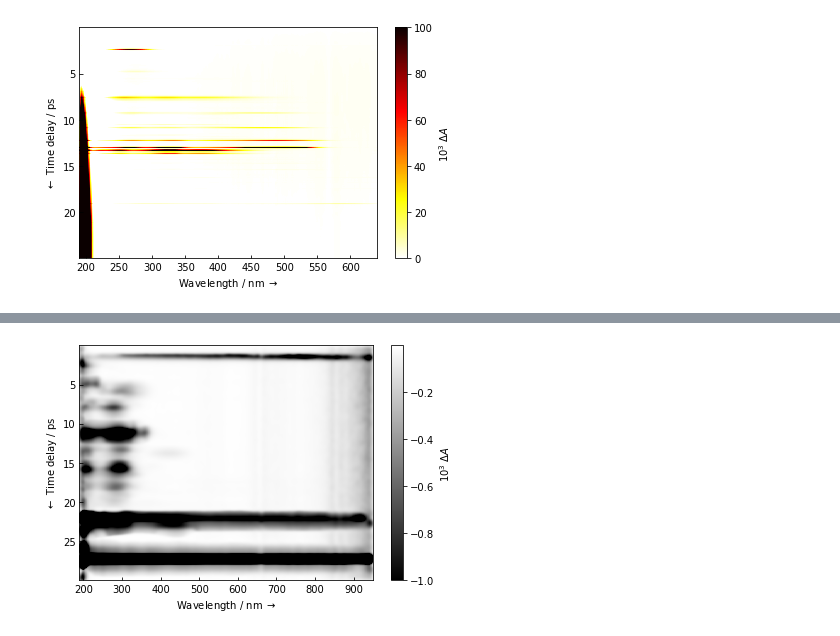
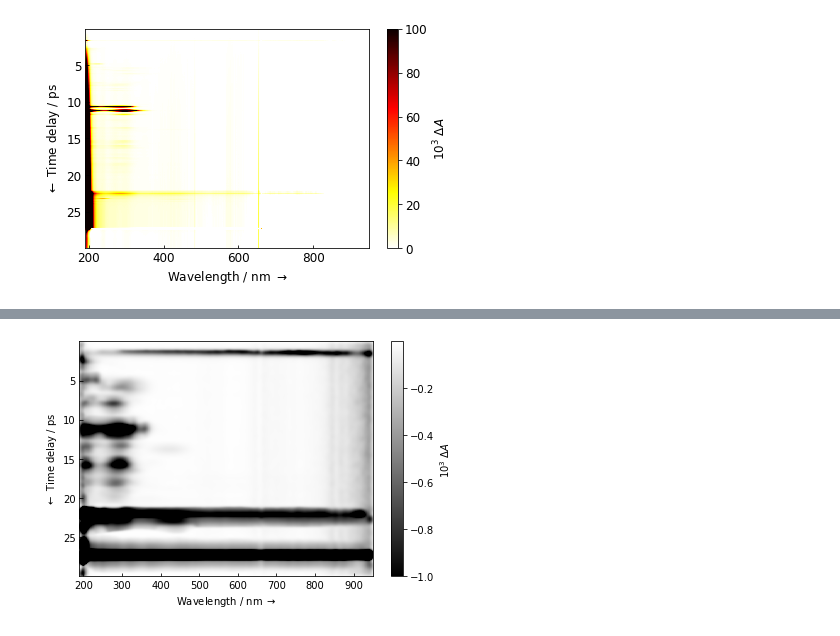
Before and after one commit to dmadea/Jupyter-Tutorials, a Jupyter notebook: Baseline correction/bcorr_dct.ipynb, the cells around one changed output, grey strips where cells are left out. Cells and saved outputs as stored; diff of their text form; code cells hidden in the pictures.

```diff
--- a/Baseline correction/bcorr_dct.ipynb
+++ b/Baseline correction/bcorr_dct.ipynb
@@ -269,9 +277,9 @@ def spectra_model(x):
 x_vals = np.arange(1, 1001)
 spectra_sim = spectra_model(x_vals)
 # %%
-# mat, times, wls = load_matrix('UV_DMbr061, after extraction.csv')
-mat, times, wls = load_matrix('UV_DMbp002b.csv')
+mat, times, wls = load_matrix('UV_DMbr061, after extraction.csv')
+# mat, times, wls = load_matrix('UV_DMbp002b.csv')
 
 plot_data(mat, times, wls, cmap='hot_r', z_lim=(0, 1e2))
 # %% [output]
-[figure, old version]
+[figure, new version]
```
Also changed, not shown: parts of 10 cells of this notebook.
